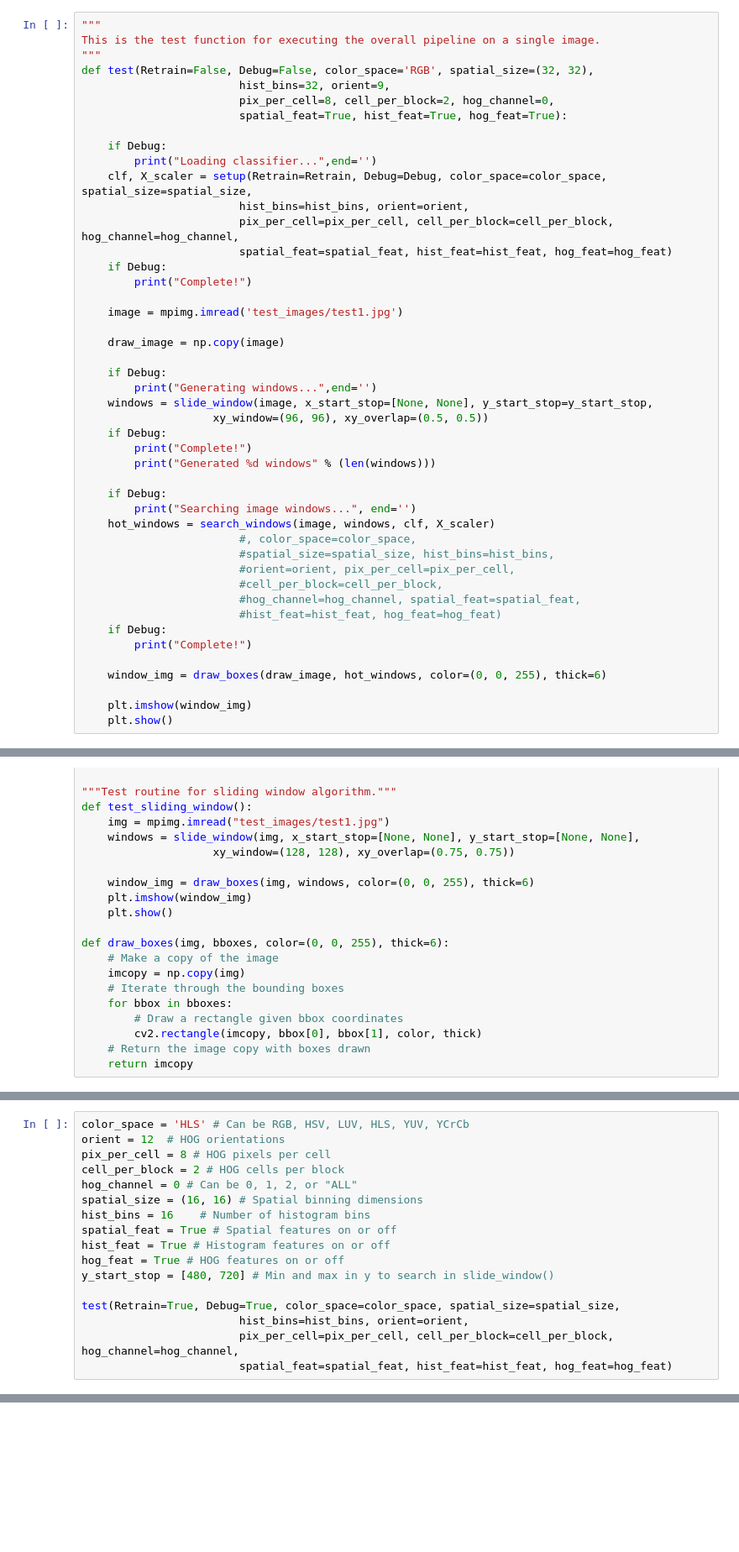
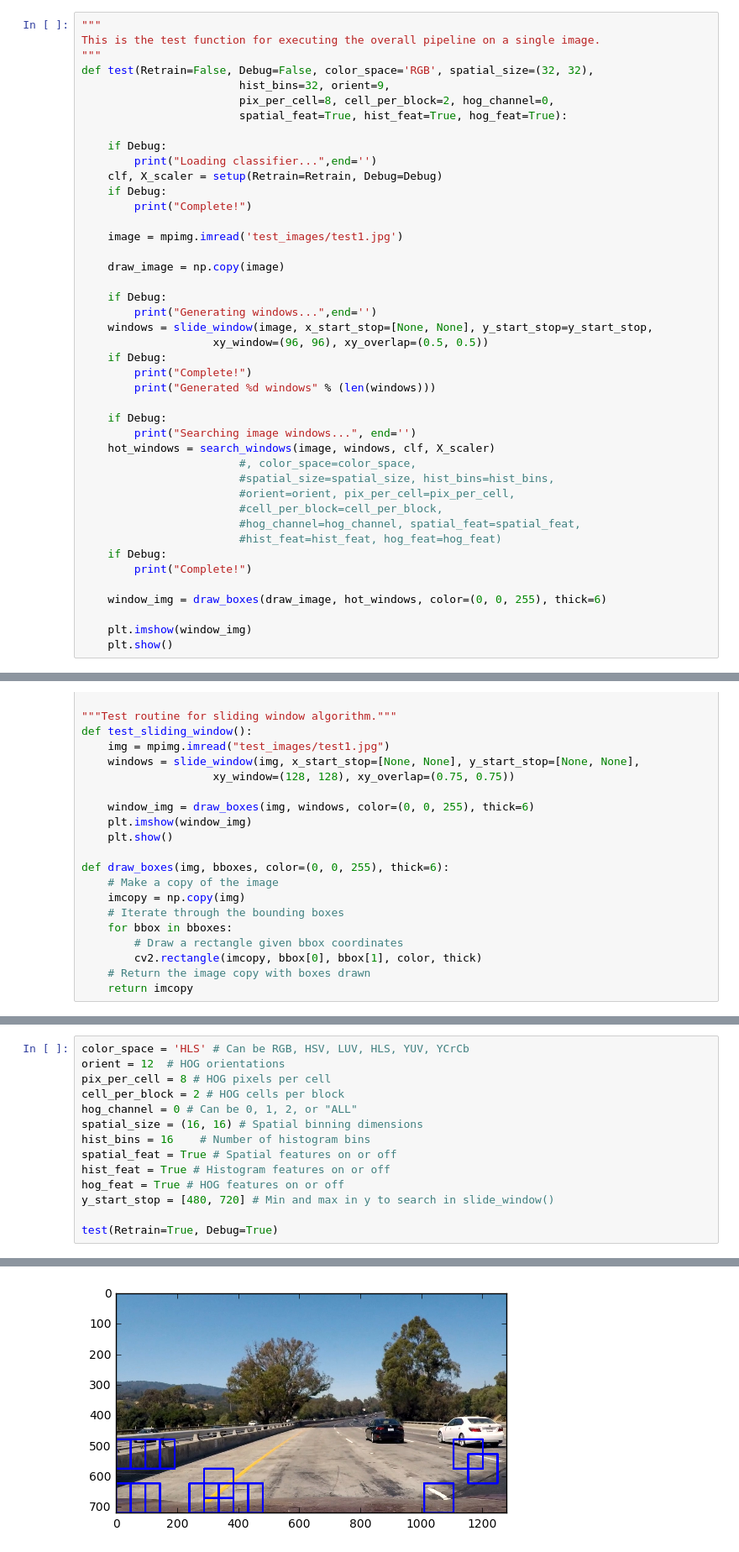
Before and after one commit to ksmith6/vehicle_detection, a Jupyter notebook: Vehicle_Detection_and_Tracking.ipynb, the cells around one changed output, grey strips where cells are left out. Shown at 84% size. Drawn from its saved outputs; the diff is of its cells as text; blank space fills up the shorter version.

```diff
--- a/Vehicle_Detection_and_Tracking.ipynb
+++ b/Vehicle_Detection_and_Tracking.ipynb
@@ -33,10 +33,7 @@ def test(Retrain=False, Debug=False, color_space='RGB', spatial_size=(32, 32),
 
     if Debug:
         print("Loading classifier...",end='')
-    clf, X_scaler = setup(Retrain=Retrain, Debug=Debug, color_space=color_space, spatial_size=spatial_size,
-                        hist_bins=hist_bins, orient=orient,
-                        pix_per_cell=pix_per_cell, cell_per_block=cell_per_block, hog_channel=hog_channel,
-                        spatial_feat=spatial_feat, hist_feat=hist_feat, hog_feat=hog_feat)
+    clf, X_scaler = setup(Retrain=Retrain, Debug=Debug)
     if Debug:
         print("Complete!")
 
@@ -446,10 +394,7 @@ hist_feat = True # Histogram features on or off
 hog_feat = True # HOG features on or off
 y_start_stop = [480, 720] # Min and max in y to search in slide_window()
 
-test(Retrain=True, Debug=True, color_space=color_space, spatial_size=spatial_size,
-                        hist_bins=hist_bins, orient=orient,
-                        pix_per_cell=pix_per_cell, cell_per_block=cell_per_block, hog_channel=hog_channel,
-                        spatial_feat=spatial_feat, hist_feat=hist_feat, hog_feat=hog_feat)
+test(Retrain=True, Debug=True)
 # %% [output]
 Loading classifier...No training data detected.  Building training data from scratch (hang tight for a minute)...There are 8792 cars examples.
 There are 8968 not-car examples.
@@ -457,0 +412 @@ TypeError: single_img_features() got an unexpected keyword argument 'color_space
+[figure, added]
```
Also changed, not shown: parts of 8 cells of this notebook.
